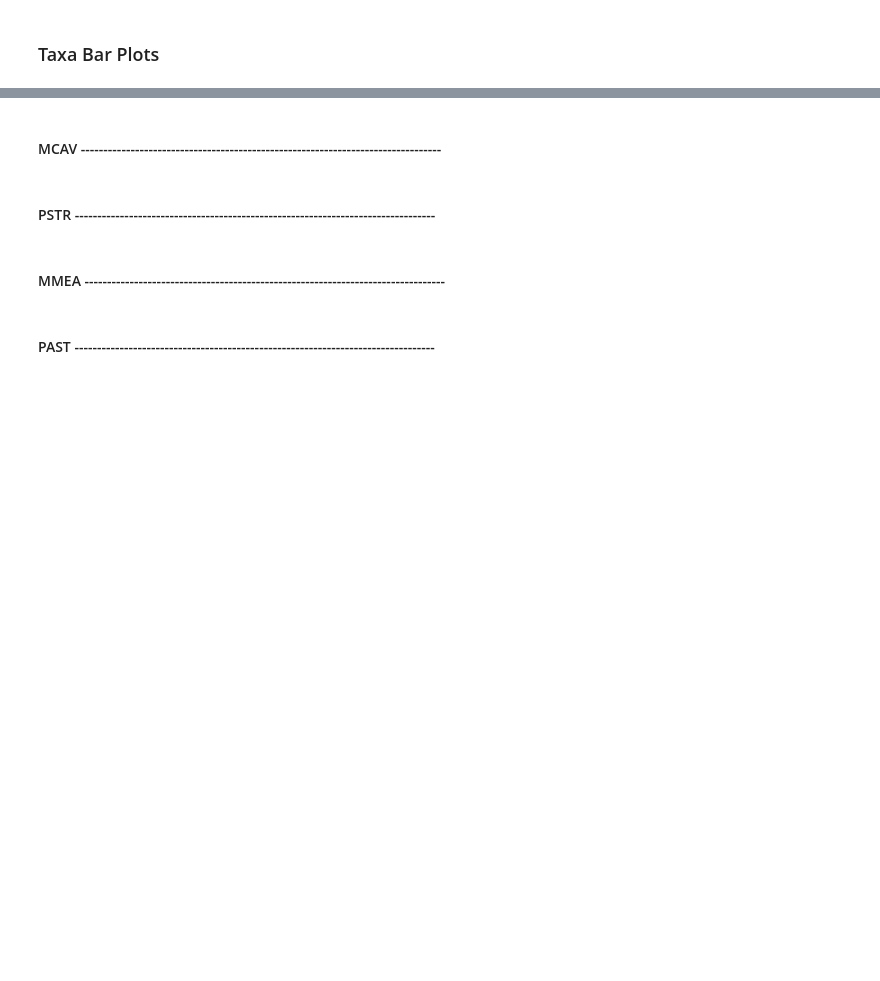
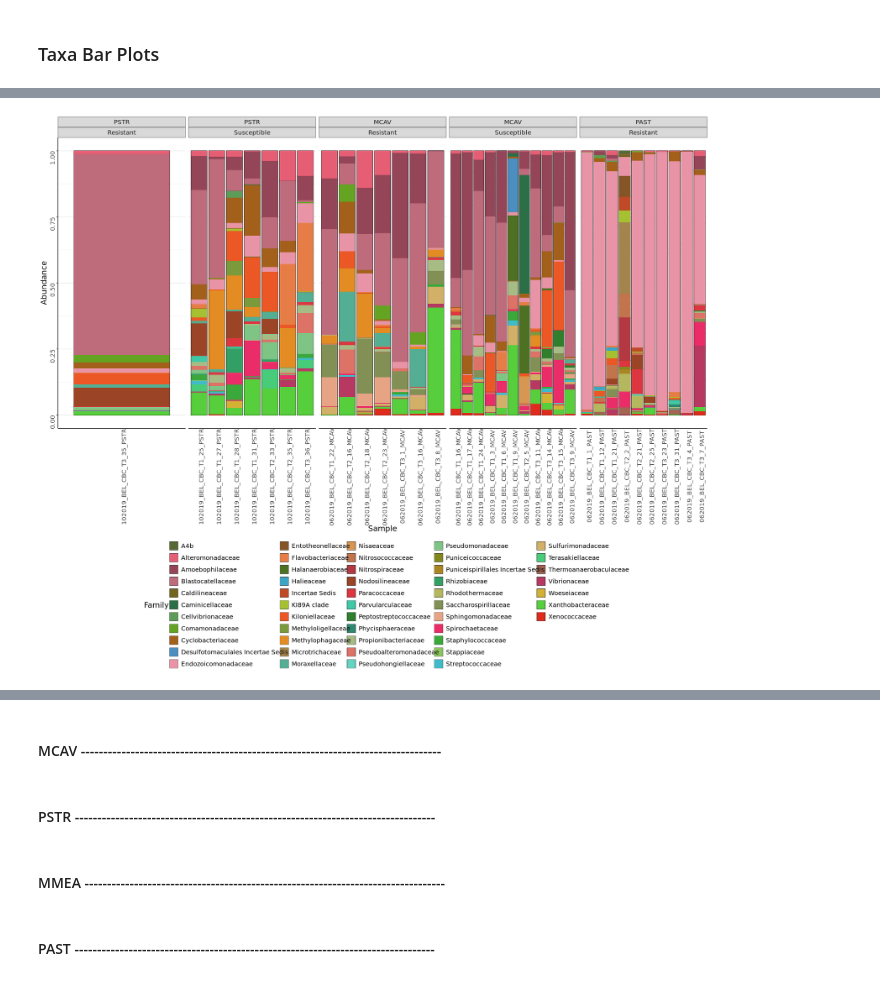
Before and after one commit to brookewicz/CBC_metagenomics, a Jupyter notebook: all_sctld/2.2Phyloseq-16SF.ipynb, the cells around one changed output, grey strips where cells are left out. Cells and saved outputs as stored; diff of their text form; code cells hidden in the pictures; blank space fills up the shorter version.

```diff
--- a/all_sctld/2.2Phyloseq-16SF.ipynb
+++ b/all_sctld/2.2Phyloseq-16SF.ipynb
@@ -452,16 +677,18 @@ sctld_10_2019_norm <- transform_sample_counts(sctld_10_2019, function(x) x / sum
 # %%
 options(repr.plot.height = 15, repr.plot.width = 18)
 # %%
-plot_bar(sctld_100_2019_norm,x = "Sample",fill='family')+
+plot_bar(sctld_100_2019_norm,x = "Sample",fill='Family')+
     facet_grid(~ Species + RS, scales = "free_x") +
-    geom_bar(aes(fill=family), stat="identity",position="stack")+
-    scale_fill_manual(values = g_colors) +
+    geom_bar(aes(fill=Family), stat="identity",position="stack")+
+    scale_fill_manual(values = colors) +
     theme_bw()+
     theme(legend.position="bottom", panel.border = element_blank(),
               panel.grid.major.x = element_blank(),
               panel.grid.minor.x = element_blank(),
               axis.ticks.x=element_blank(), axis.line=element_line(color="black"), axis.text=element_text(angle=90),
               text = element_text(size=15))
 
-# 2019: Top 100 OTUs (family)
+# 2019: Top 100 OTUs (Family)
+# %% [output]
+[figure, added]
 # %%
```
Also changed, not shown: parts of 59 cells of this notebook.
